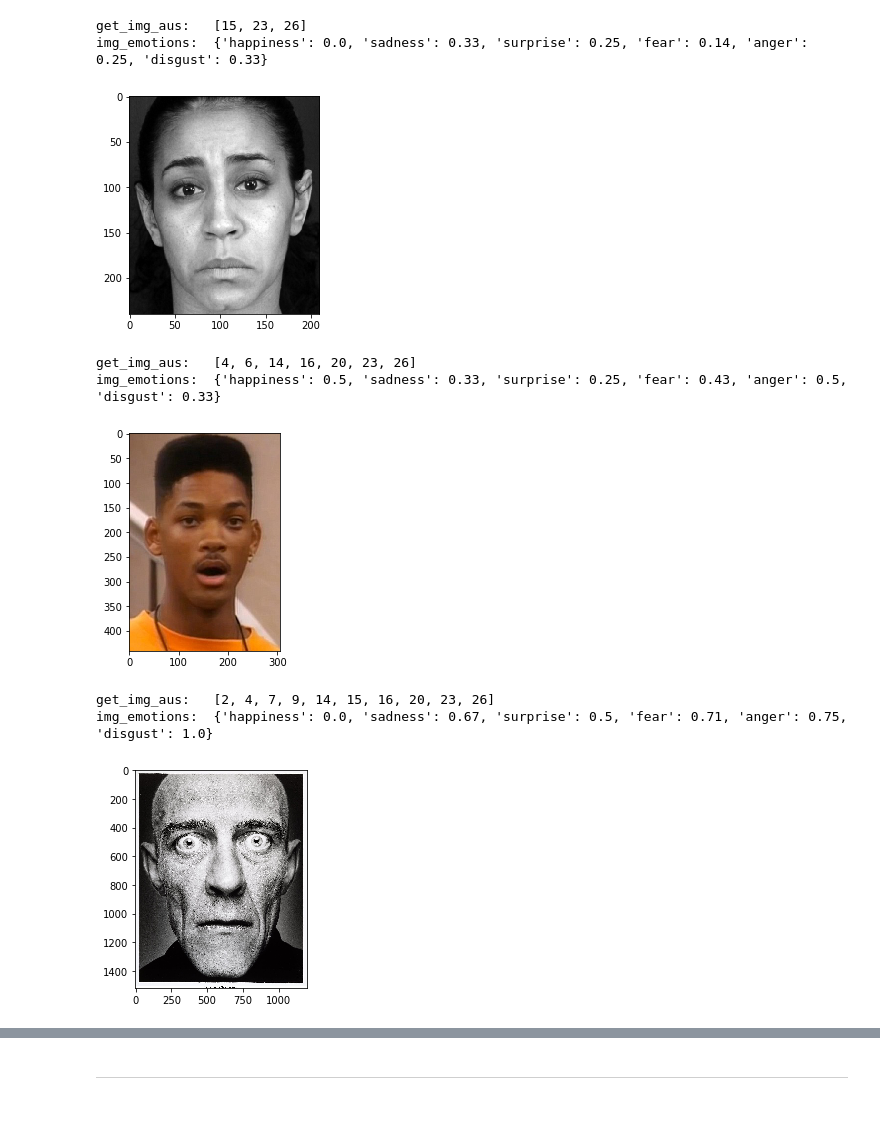
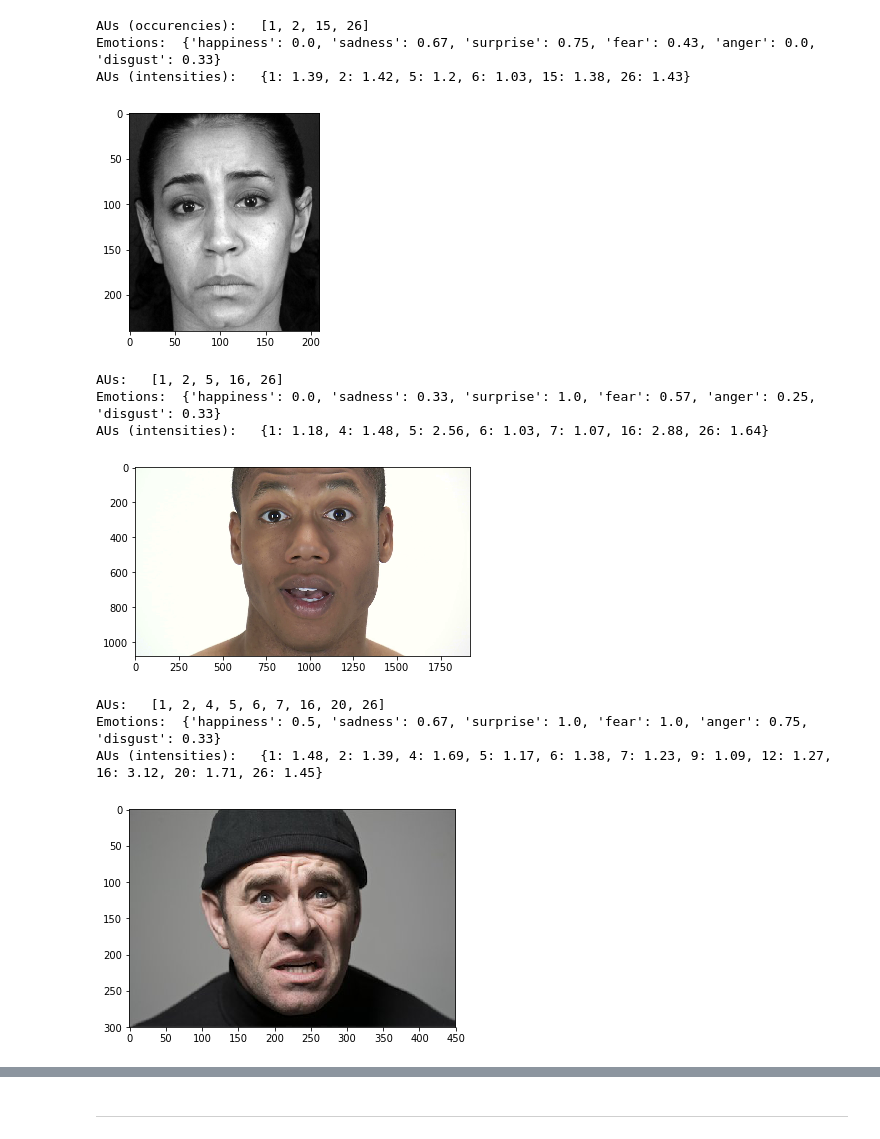
Before and after one commit to lucaArrotta/Python-library-for-Action-Unit-and-Emotion-recognition-with-CNNs-SVMs-and-SVRs, a Jupyter notebook: test_au_lib.ipynb, the cells around one changed output, grey strips where cells are left out. Saved outputs shown, nothing was run; the diff lists cells and outputs as text; code cells hidden in the pictures; blank space fills up the shorter version.

```diff
--- a/test_au_lib.ipynb
+++ b/test_au_lib.ipynb
@@ -28,30 +29,36 @@ img_emotions:  {'happiness': 1.0, 'sadness': 0.67, 'surprise': 1.0, 'fear': 1.0,
 # %%
 img = Image.open("images/test_sadness.jpg")
-print("AUs:  ", au_lib.get_img_aus_occurencies(img))
+print("AUs (occurencies):  ", au_lib.get_img_aus_occurencies(img))
 print("Emotions: ", au_lib.get_img_emotions_occurencies(img))
-show_image_from_path("images/test_sadness.jpg")
+print("AUs (intensities):  ", au_lib.get_img_aus_intensities(img))
+show_image(img)
 # %% [output]
-get_img_aus:   [15, 23, 26]
-img_emotions:  {'happiness': 0.0, 'sadness': 0.33, 'surprise': 0.25, 'fear': 0.14, 'anger': 0.25, 'disgust': 0.33}
+AUs (occurencies):   [1, 2, 15, 26]
+Emotions:  {'happiness': 0.0, 'sadness': 0.67, 'surprise': 0.75, 'fear': 0.43, 'anger': 0.0, 'disgust': 0.33}
+AUs (intensities):   {1: 1.39, 2: 1.42, 5: 1.2, 6: 1.03, 15: 1.38, 26: 1.43}
 [figure]
 # %%
-img = Image.open("images/test_surprise.jpg")
+img = Image.open("images/test_surprise.png")
 print("AUs:  ", au_lib.get_img_aus_occurencies(img))
 print("Emotions: ", au_lib.get_img_emotions_occurencies(img))
-show_image_from_path("images/test_surprise.jpg")
+print("AUs (intensities):  ", au_lib.get_img_aus_intensities(img))
+show_image(img)
 # %% [output]
-get_img_aus:   [4, 6, 14, 16, 20, 23, 26]
-img_emotions:  {'happiness': 0.5, 'sadness': 0.33, 'surprise': 0.25, 'fear': 0.43, 'anger': 0.5, 'disgust': 0.33}
+AUs:   [1, 2, 5, 16, 26]
+Emotions:  {'happiness': 0.0, 'sadness': 0.33, 'surprise': 1.0, 'fear': 0.57, 'anger': 0.25, 'disgust': 0.33}
+AUs (intensities):   {1: 1.18, 4: 1.48, 5: 2.56, 6: 1.03, 7: 1.07, 16: 2.88, 26: 1.64}
-[figure, old version]
+[figure, new version]
 # %%
 img = Image.open("images/test_fear.jpg")
 print("AUs:  ", au_lib.get_img_aus_occurencies(img))
 print("Emotions: ", au_lib.get_img_emotions_occurencies(img))
-show_image_from_path("images/test_fear.jpg")
+print("AUs (intensities):  ", au_lib.get_img_aus_intensities(img))
+show_image(img)
 # %% [output]
-get_img_aus:   [2, 4, 7, 9, 14, 15, 16, 20, 23, 26]
-img_emotions:  {'happiness': 0.0, 'sadness': 0.67, 'surprise': 0.5, 'fear': 0.71, 'anger': 0.75, 'disgust': 1.0}
+AUs:   [1, 2, 4, 5, 6, 7, 16, 20, 26]
+Emotions:  {'happiness': 0.5, 'sadness': 0.67, 'surprise': 1.0, 'fear': 1.0, 'anger': 0.75, 'disgust': 0.33}
+AUs (intensities):   {1: 1.48, 2: 1.39, 4: 1.69, 5: 1.17, 6: 1.38, 7: 1.23, 9: 1.09, 12: 1.27, 16: 3.12, 20: 1.71, 26: 1.45}
-[figure, old version]
+[figure, new version]
 # %%
 img = Image.open("images/test_anger.jpg")
 print("AUs:  ", au_lib.get_img_aus_occurencies(img))
```
Also changed, not shown: parts of 9 cells of this notebook, 12 other files.
